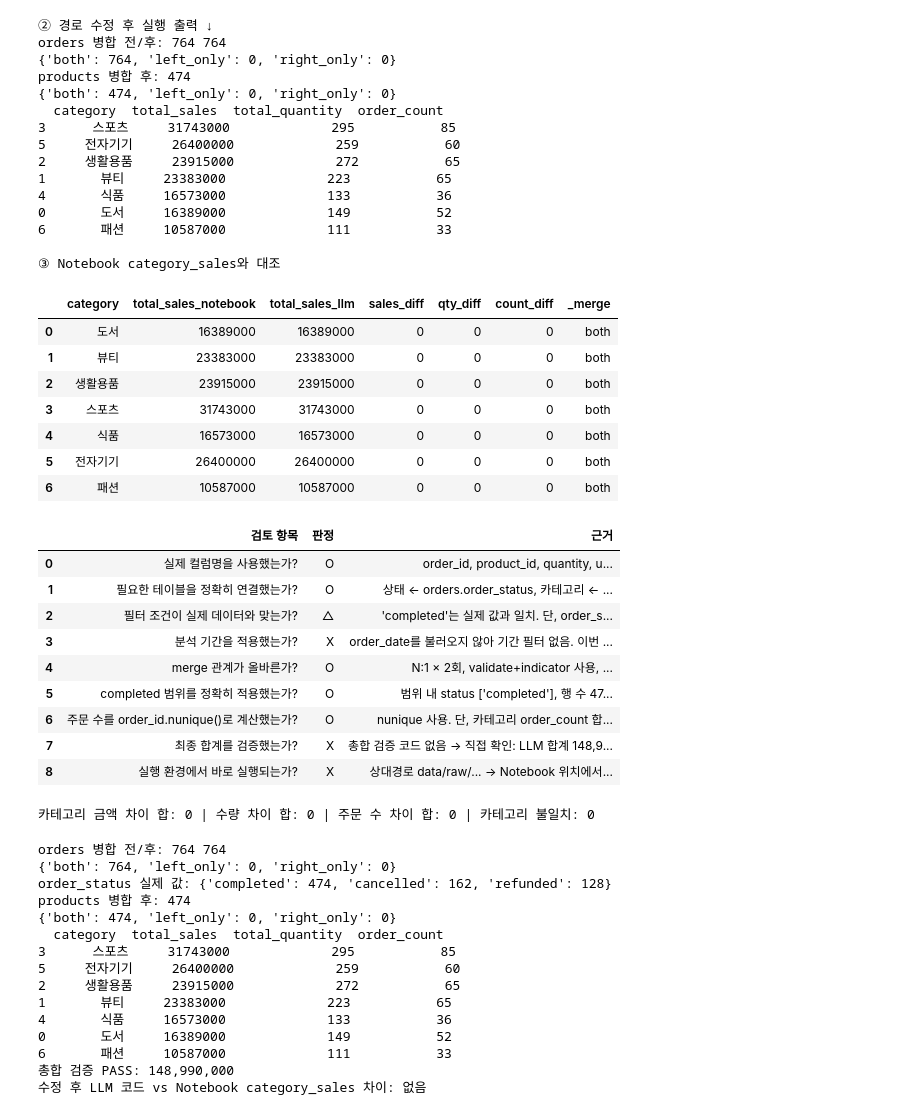
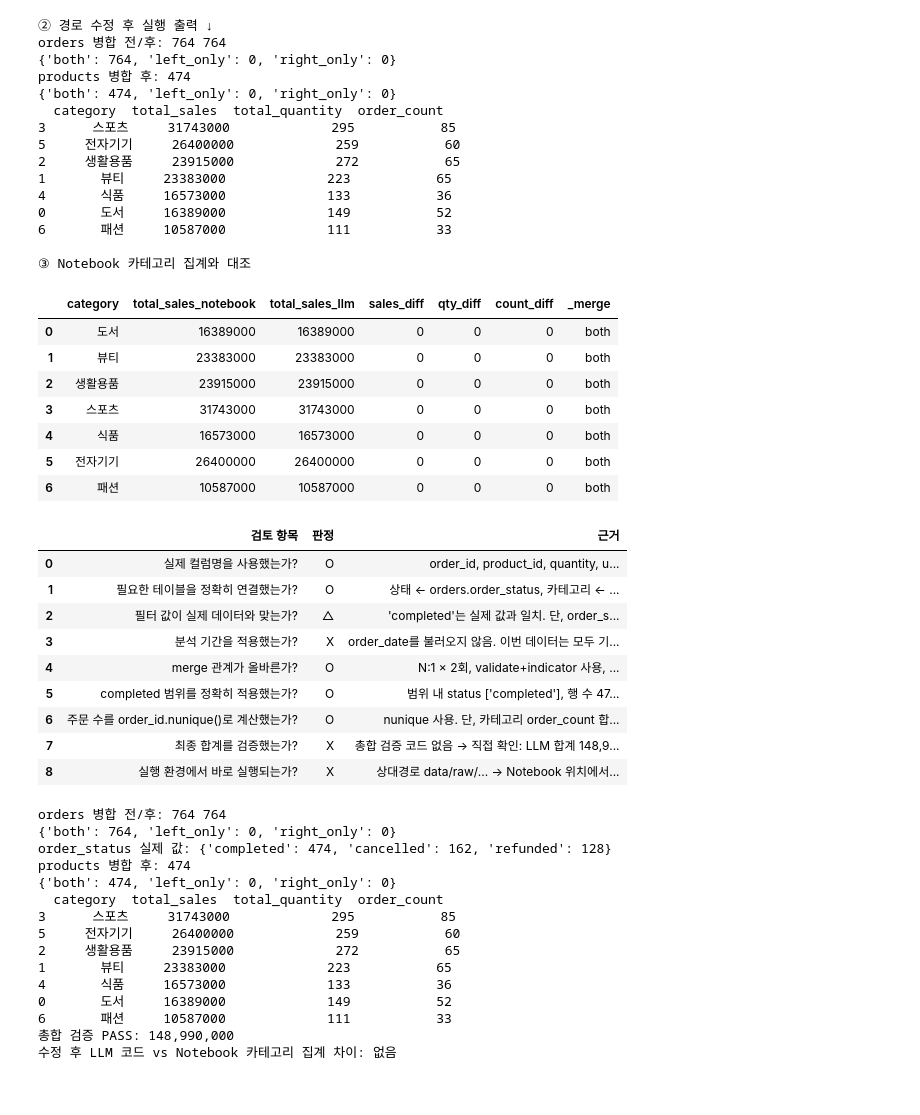
Before and after one commit to Taejin-AI/llm-data-analysis-study, a Jupyter notebook: chapter04/chapter04.ipynb, the cells around one changed output. Drawn from its saved outputs; the diff is of its cells as text; code cells hidden in the pictures.

```diff
--- a/chapter04/chapter04.ipynb
+++ b/chapter04/chapter04.ipynb
@@ -776,14 +1041,12 @@ llm_ns = {'DATA_DIR': DATA_DIR}
 print('② 경로 수정 후 실행 출력 ↓')
 exec(llm_code_fixed, llm_ns)
 llm_category = llm_ns['category_summary']
-
-compare = category_sales[['category', 'total_sales', 'total_quantity', 'order_count']].merge(
-    llm_category, on='category', how='outer', suffixes=('_notebook', '_llm'), indicator=True,
-)
+compare = category_detail[['category', 'total_sales', 'total_quantity', 'order_count']].merge(
+    llm_category, on='category', how='outer', suffixes=('_notebook', '_llm'), indicator=True)
 compare['sales_diff'] = compare['total_sales_llm'] - compare['total_sales_notebook']
 compare['qty_diff'] = compare['total_quantity_llm'] - compare['total_quantity_notebook']
 compare['count_diff'] = compare['order_count_llm'] - compare['order_count_notebook']
-print('\n③ Notebook category_sales와 대조')
+print('\n③ Notebook 카테고리 집계와 대조')
 display(compare[['category', 'total_sales_notebook', 'total_sales_llm', 'sales_diff', 'qty_diff', 'count_diff', '_merge']])
 # %% [output]
 ② 경로 수정 후 실행 출력 ↓
@@ -800,7 +1063,7 @@ products 병합 후: 474
 0       도서     16389000             149           52
 6       패션     10587000             111           33
 
-③ Notebook category_sales와 대조
+③ Notebook 카테고리 집계와 대조
 |  | category | total_sales_notebook | total_sales_llm | sales_diff | qty_diff | count_diff | _merge |
 | 0 | 도서 | 16389000 | 16389000 | 0 | 0 | 0 | both |
 | 1 | 뷰티 | 23383000 | 23383000 | 0 | 0 | 0 | both |
@@ -810,45 +1073,35 @@ products 병합 후: 474
 | 5 | 전자기기 | 26400000 | 26400000 | 0 | 0 | 0 | both |
 | 6 | 패션 | 10587000 | 10587000 | 0 | 0 | 0 | both |
 # %%
-# ④ 과제 체크리스트 + 테이블 연결 관계로 LLM 코드 직접 검토
+# ④ 체크리스트와 테이블 연결 관계로 LLM 코드 직접 검토
 llm_completed = llm_ns['completed']
 llm_dates = pd.to_datetime(llm_ns['orders']['order_date'])
 review = pd.DataFrame([
     ['실제 컬럼명을 사용했는가?', 'O', 'order_id, product_id, quantity, unit_price, order_status, category 모두 실제 컬럼'],
-    ['필요한 테이블을 정확히 연결했는가?', 'O',
-     '상태 ← orders.order_status, 카테고리 ← products.category, 금액 ← order_items. 불필요한 customers는 사용하지 않음'],
-    ['필터 조건이 실제 데이터와 맞는가?', '△',
-     "'completed'는 실제 값과 일치. 단, order_status 실제 값(value_counts) 확인 단계가 없음"],
-    ['분석 기간을 적용했는가?', 'X',
-     f'order_date를 불러오지 않아 기간 필터 없음. 이번 데이터는 전부 기간 안({llm_dates.min().date()}~{llm_dates.max().date()})이라 결과만 우연히 같음'],
-    ['merge 관계가 올바른가?', 'O',
-     f"N:1 × 2회, validate+indicator 사용, left_only={int((llm_completed['_merge'] == 'left_only').sum())}. 단, products 병합 '전' 행 수는 출력하지 않음"],
-    ['completed 범위를 정확히 적용했는가?', 'O',
-     f"범위 내 status {llm_completed['order_status'].unique().tolist()}, 행 수 {len(llm_completed)} = Notebook {len(completed_sales_items)}"],
-    ['주문 수를 order_id.nunique()로 계산했는가?', 'O',
-     f"nunique 사용. 단, 카테고리 order_count 합({int(llm_category['order_count'].sum())}) ≠ 전체 주문 수(184)라는 주의 없음"],
-    ['최종 합계를 검증했는가?', 'X',
-     f"총합 검증 코드 없음 → 직접 확인: LLM 합계 {llm_category['total_sales'].sum():,} = 원본 {base_total:,}"],
+    ['필요한 테이블을 정확히 연결했는가?', 'O', '상태 ← orders.order_status, 카테고리 ← products.category, 금액 ← order_items. customers는 사용하지 않음'],
+    ['필터 값이 실제 데이터와 맞는가?', '△', "'completed'는 실제 값과 일치. 단, order_status 실제 값 확인 단계가 없음"],
+    ['분석 기간을 적용했는가?', 'X', f'order_date를 불러오지 않음. 이번 데이터는 모두 기간 안({llm_dates.min().date()}~{llm_dates.max().date()})이라 결과만 같음'],
+    ['merge 관계가 올바른가?', 'O', f"N:1 × 2회, validate+indicator 사용, left_only={int((llm_completed['_merge'] == 'left_only').sum())}. 단, products 병합 전 행 수는 출력하지 않음"],
+    ['completed 범위를 정확히 적용했는가?', 'O', f"범위 내 status {llm_completed['order_status'].unique().tolist()}, 행 수 {len(llm_completed)} = Notebook {len(completed_sales_items)}"],
+    ['주문 수를 order_id.nunique()로 계산했는가?', 'O', f"nunique 사용. 단, 카테고리 order_count 합({int(llm_category['order_count'].sum())}) ≠ 전체 주문 수(184)라는 주의 없음"],
+    ['최종 합계를 검증했는가?', 'X', f"총합 검증 코드 없음 → 직접 확인: LLM 합계 {llm_category['total_sales'].sum():,} = 원본 {base_total:,}"],
     ['실행 환경에서 바로 실행되는가?', 'X', '상대경로 data/raw/... → Notebook 위치에서 FileNotFoundError'],
 ], columns=['검토 항목', '판정', '근거'])
 with pd.option_context('display.max_colwidth', None):
     display(review)
-print('카테고리 금액 차이 합:', compare['sales_diff'].abs().sum(), '| 수량 차이 합:', compare['qty_diff'].abs().sum(),
-      '| 주문 수 차이 합:', compare['count_diff'].abs().sum(), '| 카테고리 불일치:', (compare['_merge'] != 'both').sum())
 # %% [output]
 |  | 검토 항목 | 판정 | 근거 |
 | 0 | 실제 컬럼명을 사용했는가? | O | order_id, product_id, quantity, u... |
 | 1 | 필요한 테이블을 정확히 연결했는가? | O | 상태 ← orders.order_status, 카테고리 ← ... |
-| 2 | 필터 조건이 실제 데이터와 맞는가? | △ | 'completed'는 실제 값과 일치. 단, order_s... |
-| 3 | 분석 기간을 적용했는가? | X | order_date를 불러오지 않아 기간 필터 없음. 이번 ... |
+| 2 | 필터 값이 실제 데이터와 맞는가? | △ | 'completed'는 실제 값과 일치. 단, order_s... |
+| 3 | 분석 기간을 적용했는가? | X | order_date를 불러오지 않음. 이번 데이터는 모두 기... |
 | 4 | merge 관계가 올바른가? | O | N:1 × 2회, validate+indicator 사용, ... |
 | 5 | completed 범위를 정확히 적용했는가? | O | 범위 내 status ['completed'], 행 수 47... |
 | 6 | 주문 수를 order_id.nunique()로 계산했는가? | O | nunique 사용. 단, 카테고리 order_count 합... |
 | 7 | 최종 합계를 검증했는가? | X | 총합 검증 코드 없음 → 직접 확인: LLM 합계 148,9... |
 | 8 | 실행 환경에서 바로 실행되는가? | X | 상대경로 data/raw/... → Notebook 위치에서... |
-카테고리 금액 차이 합: 0 | 수량 차이 합: 0 | 주문 수 차이 합: 0 | 카테고리 불일치: 0
 # %%
-# ⑤ 검토 결과를 반영한 최종 코드 실행: 경로 수정 + order_status 실제 값 확인 + 분석 기간 필터 + 병합 assert + 총합 assert(병합 전 합계 기준)
+# ⑤ 검토 결과를 반영한 최종 코드: 경로 + order_status 실제 값 확인 + 분석 기간 + 병합 assert + 총합 assert
 llm_code_final = LLM_CODE.replace('pd.read_csv("data/raw/', 'pd.read_csv(DATA_DIR / "')
 edits = [
     ('orders[["order_id", "order_status"]]', 'orders[["order_id", "order_date", "order_status"]]'),
@@ -867,14 +1120,14 @@ edits = [
 for old, new in edits:
     assert old in llm_code_final, old
     llm_code_final = llm_code_final.replace(old, new)
-llm_code_final += ('\nassert category_summary["total_sales"].sum() == pre_merge_total, "총합 불일치(products 병합 전 합계와 비교)"\n'
+llm_code_final += ('\nassert category_summary["total_sales"].sum() == pre_merge_total, "총합 불일치"\n'
                    'print("총합 검증 PASS:", f\'{category_summary["total_sales"].sum():,}\')\n')
 final_ns = {'DATA_DIR': DATA_DIR, 'START': ANALYSIS_START, 'END_EXCL': ANALYSIS_END_EXCL}
 exec(llm_code_final, final_ns)
 cols = ['total_sales', 'total_quantity', 'order_count']
-diff = (category_sales.set_index('category')[cols].sort_index()
+diff = (category_detail.set_index('category')[cols].sort_index()
         .compare(final_ns['category_summary'].set_index('category')[cols].sort_index()))
-print('수정 후 LLM 코드 vs Notebook category_sales 차이:', '없음' if diff.empty else diff)
+print('수정 후 LLM 코드 vs Notebook 카테고리 집계 차이:', '없음' if diff.empty else diff)
 # %% [output]
 orders 병합 전/후: 764 764
 {'both': 764, 'left_only': 0, 'right_only': 0}
@@ -890,5 +1143,5 @@ products 병합 후: 474
 0       도서     16389000             149           52
 6       패션     10587000             111           33
 총합 검증 PASS: 148,990,000
-수정 후 LLM 코드 vs Notebook category_sales 차이: 없음
+수정 후 LLM 코드 vs Notebook 카테고리 집계 차이: 없음
 # %% [markdown]
```
Also changed, not shown: parts of 89 cells of this notebook, 6 other files.
